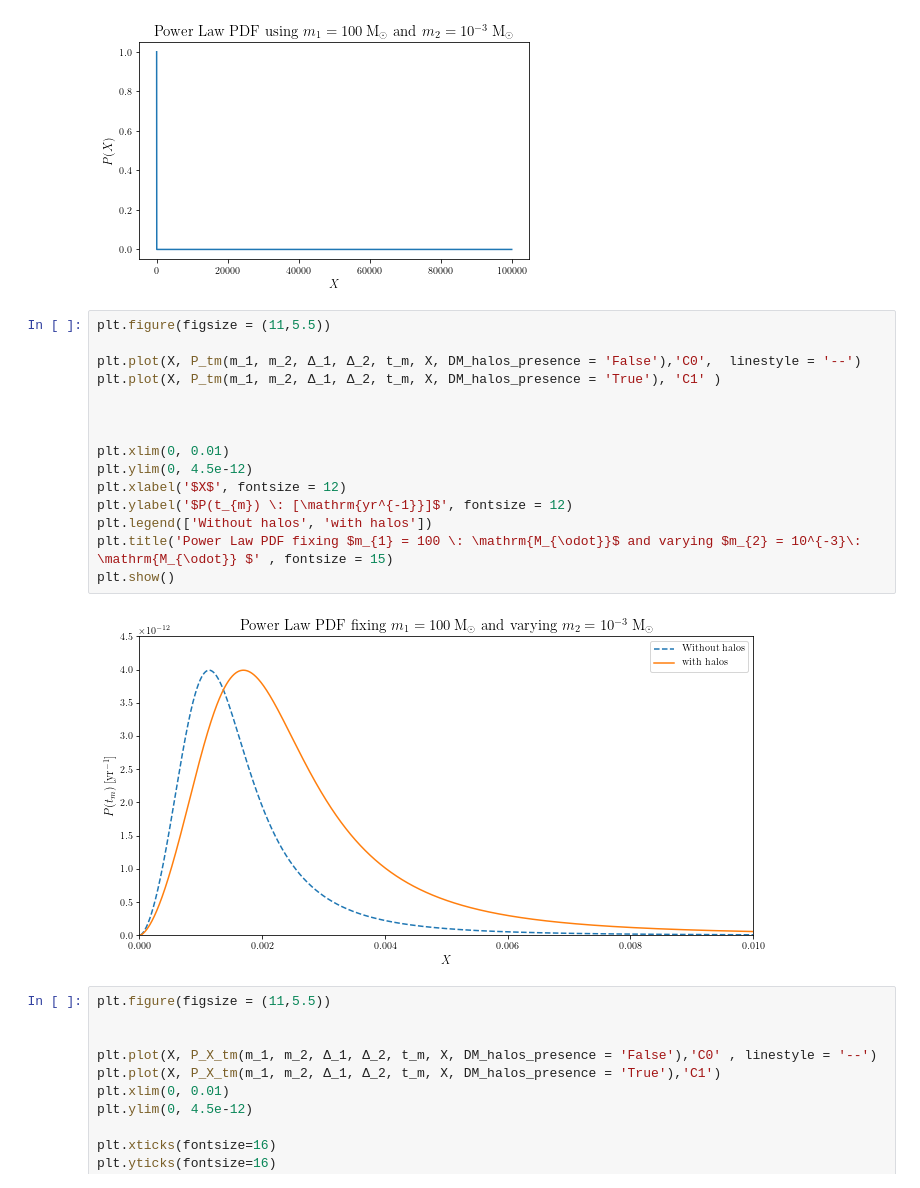
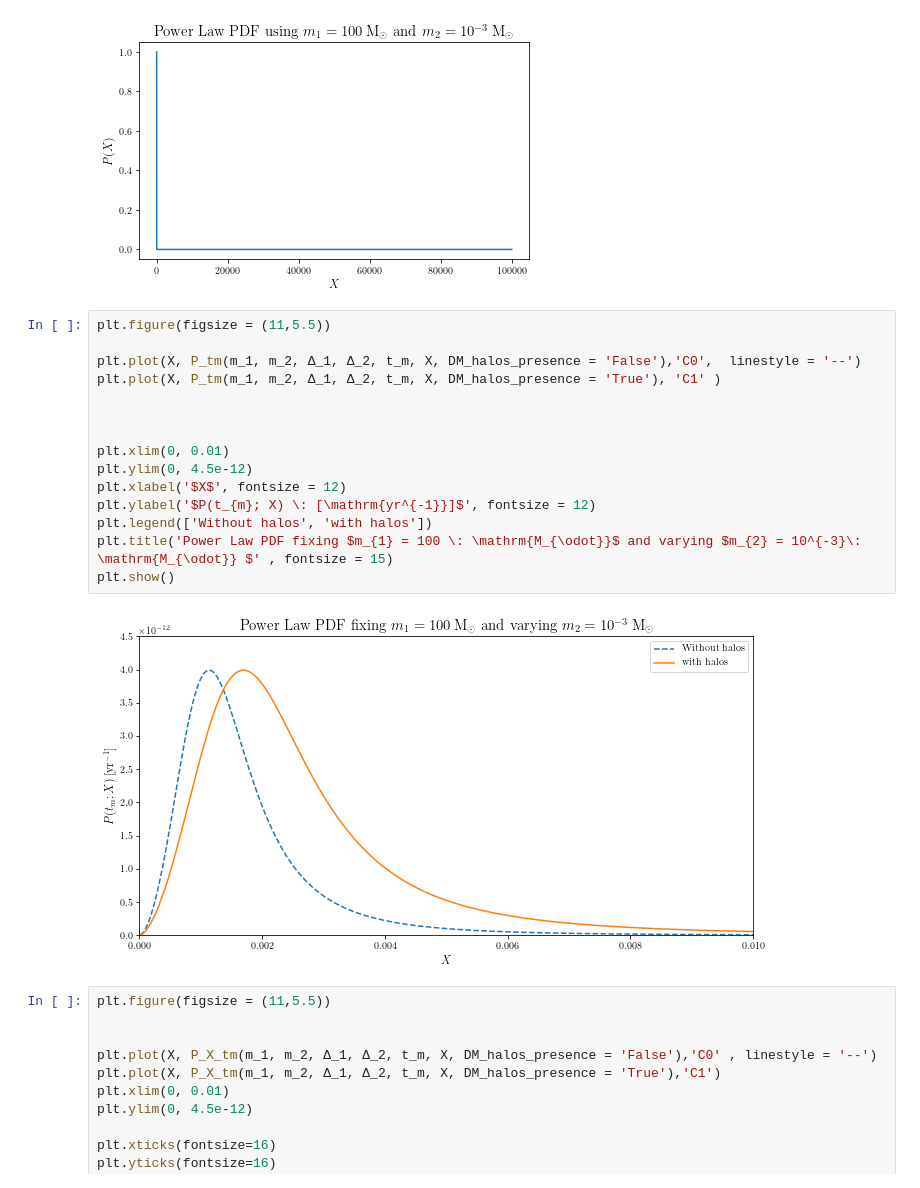
Before and after one commit to pratibhajangra591/Ifca-github, a Jupyter notebook: rangeofdistribution2.ipynb, the cells around one changed output. Cells and saved outputs as stored; diff of their text form.

```diff
--- a/rangeofdistribution2.ipynb
+++ b/rangeofdistribution2.ipynb
@@ -358,20 +359,20 @@ plt.show()
 # %%
 plt.figure(figsize = (11,5.5))
 
 plt.plot(X, P_tm(m_1, m_2, Δ_1, Δ_2, t_m, X, DM_halos_presence = 'False'),'C0',  linestyle = '--')
 plt.plot(X, P_tm(m_1, m_2, Δ_1, Δ_2, t_m, X, DM_halos_presence = 'True'), 'C1' )
 
 
 
 plt.xlim(0, 0.01)
 plt.ylim(0, 4.5e-12)
 plt.xlabel('$X$', fontsize = 12)
-plt.ylabel('$P(t_{m}) \: [\mathrm{yr^{-1}}]$', fontsize = 12)
+plt.ylabel('$P(t_{m}; X) \: [\mathrm{yr^{-1}}]$', fontsize = 12)
 plt.legend(['Without halos', 'with halos'])
 plt.title('Power Law PDF fixing $m_{1} = 100 \: \mathrm{M_{\odot}}$ and varying $m_{2} = 10^{-3}\: \mathrm{M_{\odot}} $' , fontsize = 15)
 plt.show()
 # %% [output]
-[figure, old version]
+[figure, new version]
 # %%
 plt.figure(figsize = (11,5.5))
 
```
Also changed, not shown: parts of 6 cells of this notebook.
